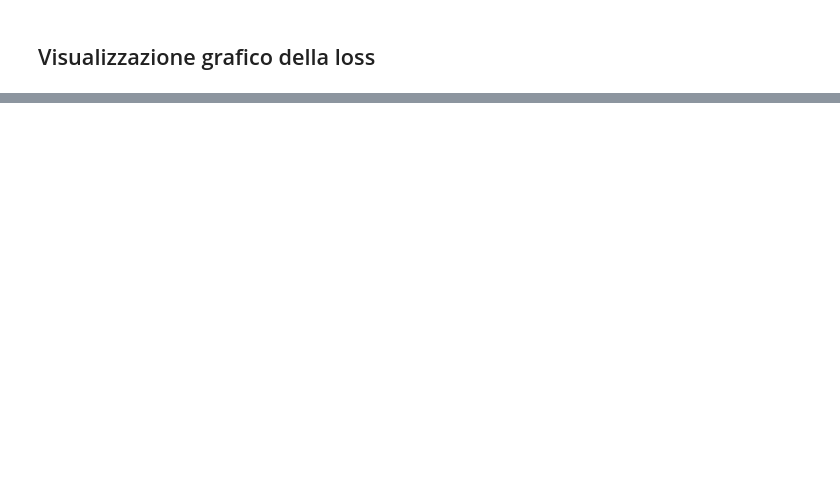
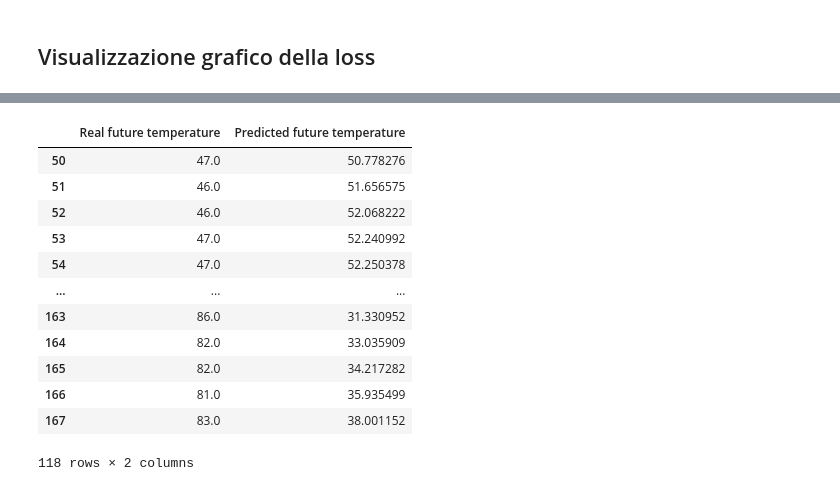
Before and after one commit to dbrglc/progetto_previsione_temperature, a Jupyter notebook: Progetto_dl_LSTM.ipynb, the cells around one changed output, grey strips where cells are left out. Drawn from its saved outputs; the diff is of its cells as text; code cells hidden in the pictures; blank space fills up the shorter version.

```diff
--- a/Progetto_dl_LSTM.ipynb
+++ b/Progetto_dl_LSTM.ipynb
@@ -305,0 +386,18 @@ _ = xs.set_xlabel("epoch")
+# %%
+result.to_csv("files/veri_e_predetti.csv")
+
+result[50:]
+# %% [output]
+|  | Real future temperature | Predicted future temperature |
+| 50 | 47.0 | 50.778276 |
+| 51 | 46.0 | 51.656575 |
+| 52 | 46.0 | 52.068222 |
+| 53 | 47.0 | 52.240992 |
+| 54 | 47.0 | 52.250378 |
+| ... | ... | ... |
+| 163 | 86.0 | 31.330952 |
+| 164 | 82.0 | 33.035909 |
+| 165 | 82.0 | 34.217282 |
+| 166 | 81.0 | 35.935499 |
+| 167 | 83.0 | 38.001152 |
+118 rows × 2 columns
```
Also changed, not shown: parts of 19 cells of this notebook, 9 other files.
